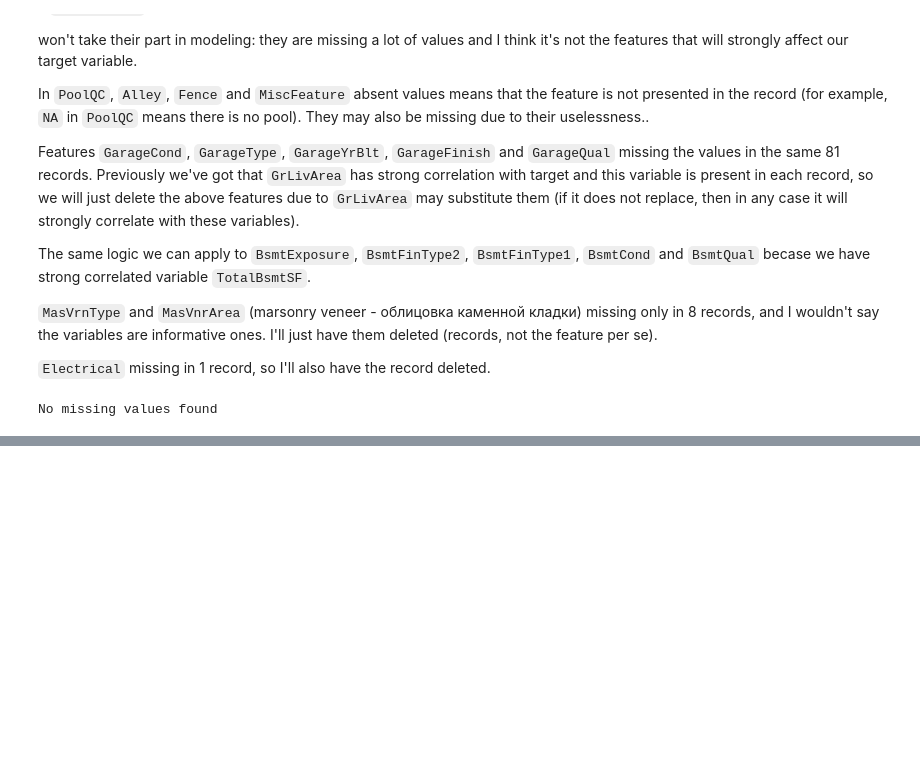
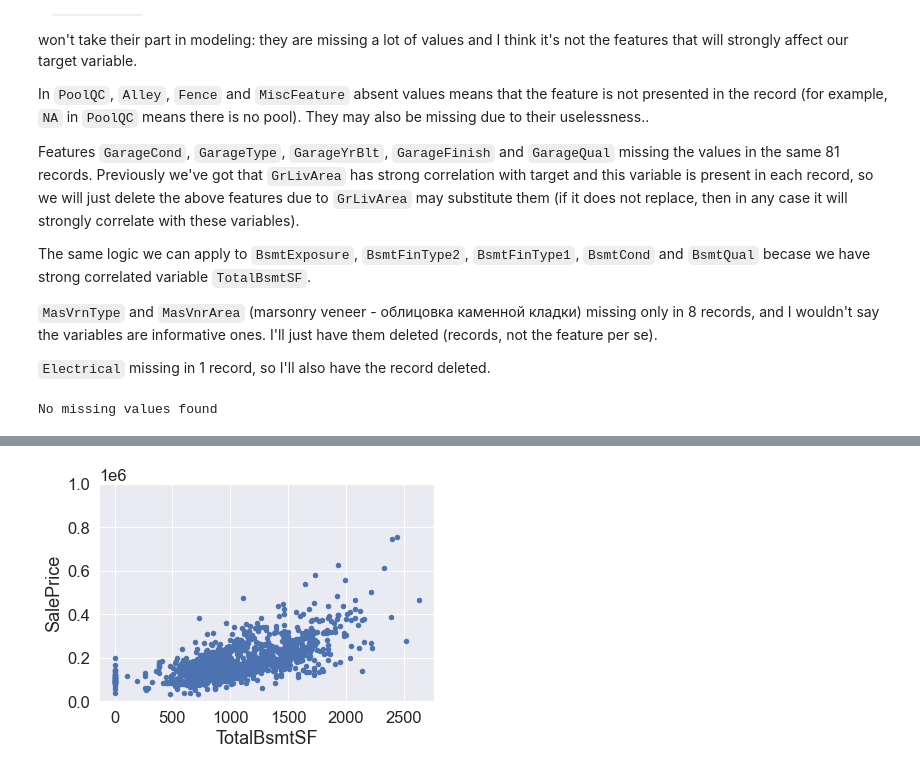
Before and after one commit to WozzyaQ/machine-learning-and-other-stuff, a Jupyter notebook: house-prices/House Prices.ipynb, the cells around one changed output, grey strips where cells are left out. Cells and saved outputs as stored; diff of their text form; code cells hidden in the pictures; blank space fills up the shorter version.

```diff
--- a/house-prices/House Prices.ipynb
+++ b/house-prices/House Prices.ipynb
@@ -467,0 +511,8 @@ No missing values found
+# %%
+prepared_data_train = prepared_data_train[
+    prepared_data_train["TotalBsmtSF"] < 2800
+]
+# %%
+pair_dist(prepared_data_train, TARGET_COLUMN, "TotalBsmtSF")
+# %% [output]
+[figure, added]
```
Also changed, not shown: parts of 52 cells of this notebook, 1 other file.
